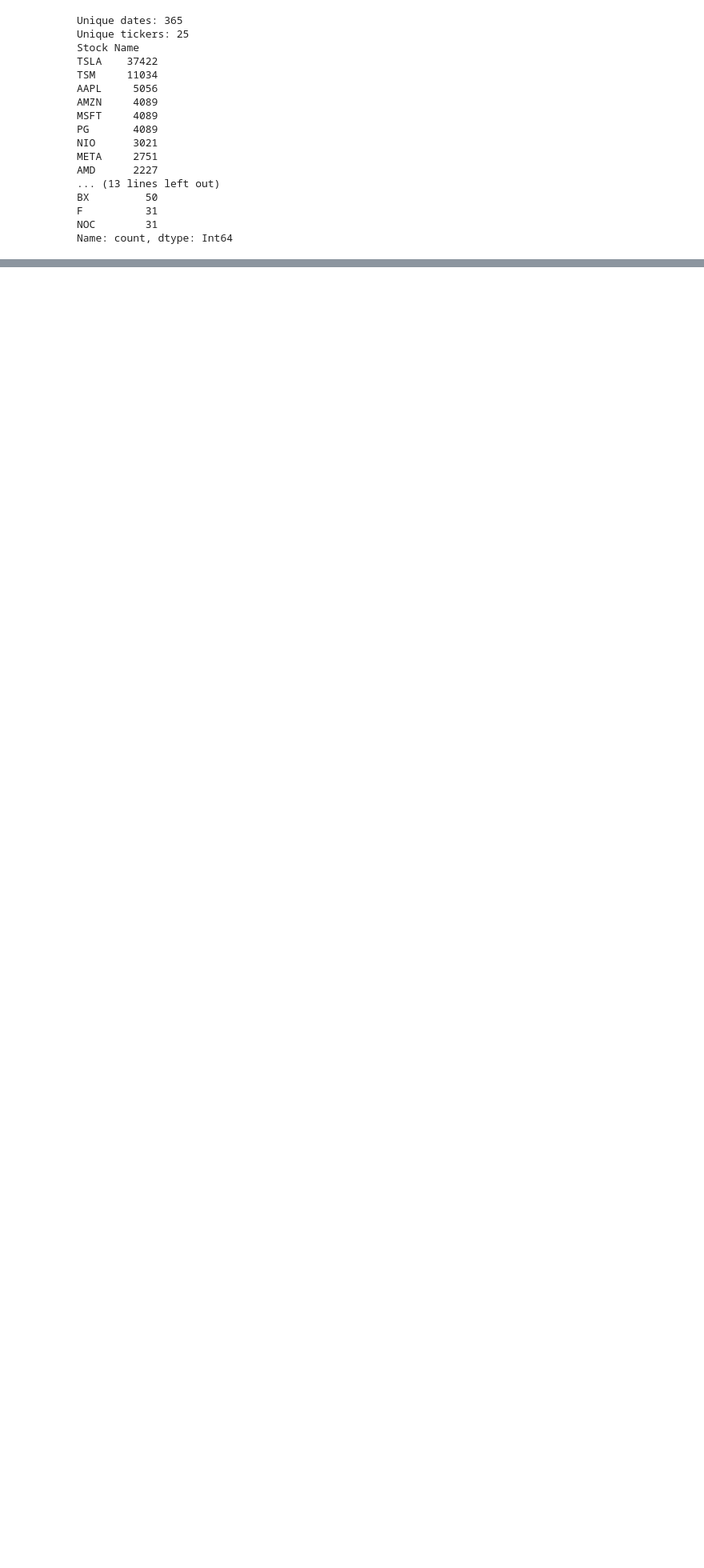
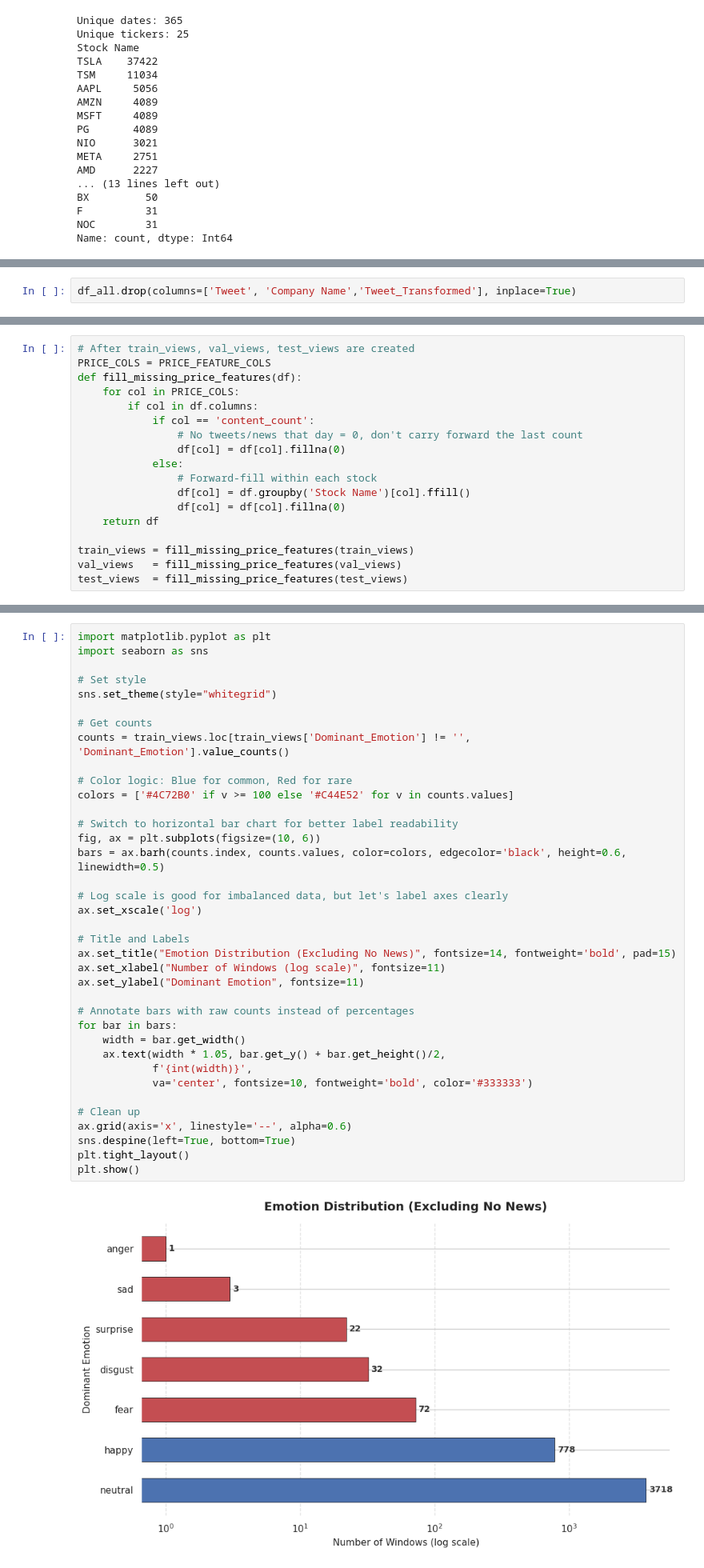
Before and after one commit to Abhinav0909/Stock-Prediction-using-Contrastive-Learning, a Jupyter notebook: Stock Prediction.ipynb, the cells around one changed output, grey strips where cells are left out. Shown at 80% size. Saved outputs shown, nothing was run; the diff lists cells and outputs as text; blank space fills up the shorter version.

```diff
--- a/Stock Prediction.ipynb
+++ b/Stock Prediction.ipynb
@@ -1963,0 +1511,2 @@ Best Baseline Val Accuracy: 0.5526 at epoch 4
+# %%
+df_all.drop(columns=['Tweet', 'Company Name','Tweet_Transformed'], inplace=True)
@@ -1963,0 +2391,18 @@ Best Baseline Val Accuracy: 0.5526 at epoch 4
+# %%
+# After train_views, val_views, test_views are created
+PRICE_COLS = PRICE_FEATURE_COLS
+def fill_missing_price_features(df):
+    for col in PRICE_COLS:
+        if col in df.columns:
+            if col == 'content_count':
+                # No tweets/news that day = 0, don't carry forward the last count
+                df[col] = df[col].fillna(0)
+            else:
+                # Forward-fill within each stock
+                df[col] = df.groupby('Stock Name')[col].ffill()
+                df[col] = df[col].fillna(0)
+    return df
+
+train_views = fill_missing_price_features(train_views)
+val_views   = fill_missing_price_features(val_views)
+test_views  = fill_missing_price_features(test_views)
@@ -1963,0 +2437,39 @@ Best Baseline Val Accuracy: 0.5526 at epoch 4
+# %%
+import matplotlib.pyplot as plt
+import seaborn as sns
+
+# Set style
+sns.set_theme(style="whitegrid")
+
+# Get counts
+counts = train_views.loc[train_views['Dominant_Emotion'] != '', 'Dominant_Emotion'].value_counts()
+
+# Color logic: Blue for common, Red for rare
+colors = ['#4C72B0' if v >= 100 else '#C44E52' for v in counts.values]
+
+# Switch to horizontal bar chart for better label readability
+fig, ax = plt.subplots(figsize=(10, 6))
+bars = ax.barh(counts.index, counts.values, color=colors, edgecolor='black', height=0.6, linewidth=0.5)
+
+# Log scale is good for imbalanced data, but let's label axes clearly
+ax.set_xscale('log')
+
+# Title and Labels
+ax.set_title("Emotion Distribution (Excluding No News)", fontsize=14, fontweight='bold', pad=15)
+ax.set_xlabel("Number of Windows (log scale)", fontsize=11)
+ax.set_ylabel("Dominant Emotion", fontsize=11)
+
+# Annotate bars with raw counts instead of percentages
+for bar in bars:
+    width = bar.get_width()
+    ax.text(width * 1.05, bar.get_y() + bar.get_height()/2,
+            f'{int(width)}',
+            va='center', fontsize=10, fontweight='bold', color='#333333')
+
+# Clean up
+ax.grid(axis='x', linestyle='--', alpha=0.6)
+sns.despine(left=True, bottom=True)
+plt.tight_layout()
+plt.show()
+# %% [output]
+[figure, added]
```
Also changed, not shown: parts of 174 cells of this notebook, 1 other file.
